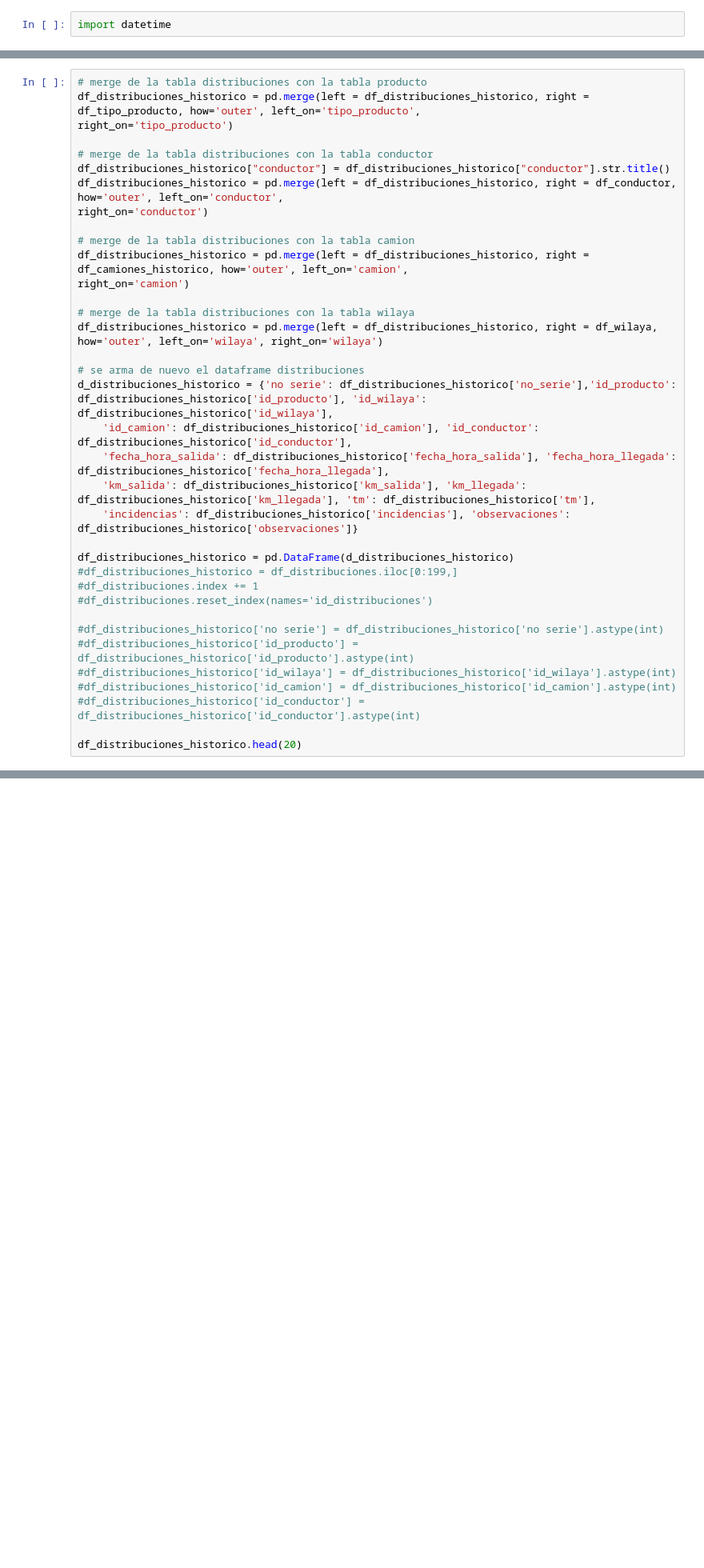
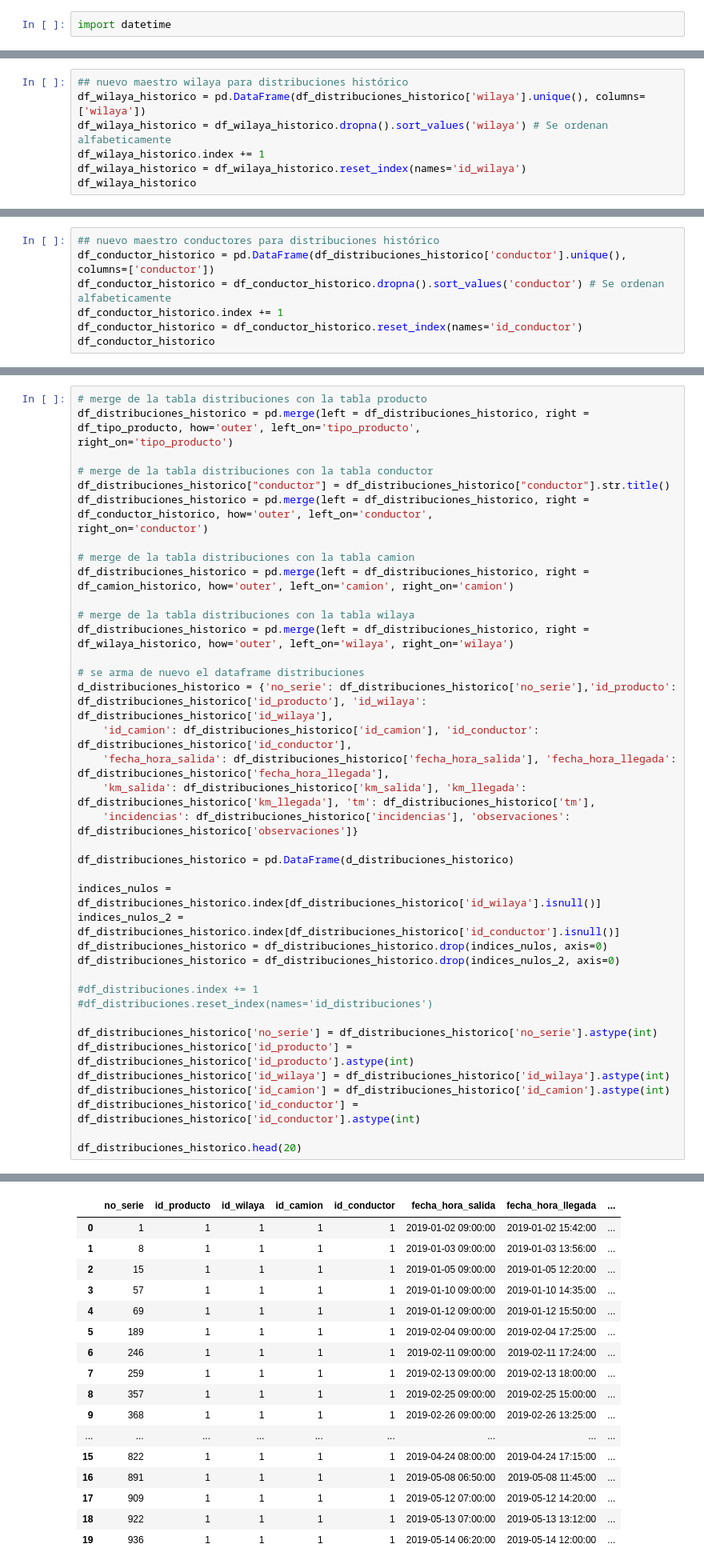
Before and after one commit to monalcmar/TFM-LIS-ATTsF, a Jupyter notebook: app/mam_etl_notebook_distribuciones.ipynb, the cells around one changed output, grey strips where cells are left out. Shown: that part at 80% size. Cells and saved outputs as stored; diff of their text form; blank space fills up the shorter version.

```diff
--- a/app/mam_etl_notebook_distribuciones.ipynb
+++ b/app/mam_etl_notebook_distribuciones.ipynb
@@ -513,0 +497,7 @@ df_camiones_historico.reset_index(names='id_camion')
+# %%
+## nuevo maestro wilaya para distribuciones histórico
+df_wilaya_historico = pd.DataFrame(df_distribuciones_historico['wilaya'].unique(), columns=['wilaya'])
+df_wilaya_historico = df_wilaya_historico.dropna().sort_values('wilaya') # Se ordenan alfabeticamente
+df_wilaya_historico.index += 1
+df_wilaya_historico = df_wilaya_historico.reset_index(names='id_wilaya')
+df_wilaya_historico
@@ -513,0 +511,7 @@ df_camiones_historico.reset_index(names='id_camion')
+# %%
+## nuevo maestro conductores para distribuciones histórico
+df_conductor_historico = pd.DataFrame(df_distribuciones_historico['conductor'].unique(), columns=['conductor'])
+df_conductor_historico = df_conductor_historico.dropna().sort_values('conductor') # Se ordenan alfabeticamente
+df_conductor_historico.index += 1
+df_conductor_historico = df_conductor_historico.reset_index(names='id_conductor')
+df_conductor_historico
@@ -518,33 +540,37 @@ right_on='tipo_producto')
 
 # merge de la tabla distribuciones con la tabla conductor
 df_distribuciones_historico["conductor"] = df_distribuciones_historico["conductor"].str.title()
-df_distribuciones_historico = pd.merge(left = df_distribuciones_historico, right = df_conductor, how='outer', left_on='conductor',
+df_distribuciones_historico = pd.merge(left = df_distribuciones_historico, right = df_conductor_historico, how='outer', left_on='conductor',
 right_on='conductor')
 
 # merge de la tabla distribuciones con la tabla camion
-df_distribuciones_historico = pd.merge(left = df_distribuciones_historico, right = df_camiones_historico, how='outer', left_on='camion',
-right_on='camion')
+df_distribuciones_historico = pd.merge(left = df_distribuciones_historico, right = df_camion_historico, how='outer', left_on='camion', right_on='camion')
 
 # merge de la tabla distribuciones con la tabla wilaya
-df_distribuciones_historico = pd.merge(left = df_distribuciones_historico, right = df_wilaya, how='outer', left_on='wilaya', right_on='wilaya')
+df_distribuciones_historico = pd.merge(left = df_distribuciones_historico, right = df_wilaya_historico, how='outer', left_on='wilaya', right_on='wilaya')
 
 # se arma de nuevo el dataframe distribuciones
-d_distribuciones_historico = {'no serie': df_distribuciones_historico['no_serie'],'id_producto': df_distribuciones_historico['id_producto'], 'id_wilaya': df_distribuciones_historico['id_wilaya'],
+d_distribuciones_historico = {'no_serie': df_distribuciones_historico['no_serie'],'id_producto': df_distribuciones_historico['id_producto'], 'id_wilaya': df_distribuciones_historico['id_wilaya'],
     'id_camion': df_distribuciones_historico['id_camion'], 'id_conductor': df_distribuciones_historico['id_conductor'],
     'fecha_hora_salida': df_distribuciones_historico['fecha_hora_salida'], 'fecha_hora_llegada': df_distribuciones_historico['fecha_hora_llegada'],
     'km_salida': df_distribuciones_historico['km_salida'], 'km_llegada': df_distribuciones_historico['km_llegada'], 'tm': df_distribuciones_historico['tm'],
     'incidencias': df_distribuciones_historico['incidencias'], 'observaciones': df_distribuciones_historico['observaciones']}
 
 df_distribuciones_historico = pd.DataFrame(d_distribuciones_historico)
-#df_distribuciones_historico = df_distribuciones.iloc[0:199,]
+
+indices_nulos = df_distribuciones_historico.index[df_distribuciones_historico['id_wilaya'].isnull()]
+indices_nulos_2 = df_distribuciones_historico.index[df_distribuciones_historico['id_conductor'].isnull()]
+df_distribuciones_historico = df_distribuciones_historico.drop(indices_nulos, axis=0)
+df_distribuciones_historico = df_distribuciones_historico.drop(indices_nulos_2, axis=0)
+
 #df_distribuciones.index += 1
 #df_distribuciones.reset_index(names='id_distribuciones')
 
-#df_distribuciones_historico['no serie'] = df_distribuciones_historico['no serie'].astype(int)
-#df_distribuciones_historico['id_producto'] = df_distribuciones_historico['id_producto'].astype(int)
-#df_distribuciones_historico['id_wilaya'] = df_distribuciones_historico['id_wilaya'].astype(int)
-#df_distribuciones_historico['id_camion'] = df_distribuciones_historico['id_camion'].astype(int)
-#df_distribuciones_historico['id_conductor'] = df_distribuciones_historico['id_conductor'].astype(int)
+df_distribuciones_historico['no_serie'] = df_distribuciones_historico['no_serie'].astype(int)
+df_distribuciones_historico['id_producto'] = df_distribuciones_historico['id_producto'].astype(int)
+df_distribuciones_historico['id_wilaya'] = df_distribuciones_historico['id_wilaya'].astype(int)
+df_distribuciones_historico['id_camion'] = df_distribuciones_historico['id_camion'].astype(int)
+df_distribuciones_historico['id_conductor'] = df_distribuciones_historico['id_conductor'].astype(int)
 
 df_distribuciones_historico.head(20)
 # %% [output]
@@ -551,0 +577,17 @@ KeyError: 'id_camion'
+|  | no_serie | id_producto | id_wilaya | id_camion | id_conductor | fecha_hora_salida | fecha_hora_llegada | ... |
+| 0 | 1 | 1 | 1 | 1 | 1 | 2019-01-02 09:00:00 | 2019-01-02 15:42:00 | ... |
+| 1 | 8 | 1 | 1 | 1 | 1 | 2019-01-03 09:00:00 | 2019-01-03 13:56:00 | ... |
+| 2 | 15 | 1 | 1 | 1 | 1 | 2019-01-05 09:00:00 | 2019-01-05 12:20:00 | ... |
+| 3 | 57 | 1 | 1 | 1 | 1 | 2019-01-10 09:00:00 | 2019-01-10 14:35:00 | ... |
+| 4 | 69 | 1 | 1 | 1 | 1 | 2019-01-12 09:00:00 | 2019-01-12 15:50:00 | ... |
+| 5 | 189 | 1 | 1 | 1 | 1 | 2019-02-04 09:00:00 | 2019-02-04 17:25:00 | ... |
+| 6 | 246 | 1 | 1 | 1 | 1 | 2019-02-11 09:00:00 | 2019-02-11 17:24:00 | ... |
+| 7 | 259 | 1 | 1 | 1 | 1 | 2019-02-13 09:00:00 | 2019-02-13 18:00:00 | ... |
+| 8 | 357 | 1 | 1 | 1 | 1 | 2019-02-25 09:00:00 | 2019-02-25 15:00:00 | ... |
+| 9 | 368 | 1 | 1 | 1 | 1 | 2019-02-26 09:00:00 | 2019-02-26 13:25:00 | ... |
+| ... | ... | ... | ... | ... | ... | ... | ... | ... |
+| 15 | 822 | 1 | 1 | 1 | 1 | 2019-04-24 08:00:00 | 2019-04-24 17:15:00 | ... |
+| 16 | 891 | 1 | 1 | 1 | 1 | 2019-05-08 06:50:00 | 2019-05-08 11:45:00 | ... |
+| 17 | 909 | 1 | 1 | 1 | 1 | 2019-05-12 07:00:00 | 2019-05-12 14:20:00 | ... |
+| 18 | 922 | 1 | 1 | 1 | 1 | 2019-05-13 07:00:00 | 2019-05-13 13:12:00 | ... |
+| 19 | 936 | 1 | 1 | 1 | 1 | 2019-05-14 06:20:00 | 2019-05-14 12:00:00 | ... |
```
Also changed, not shown: parts of 11 cells of this notebook, 5 other files.
